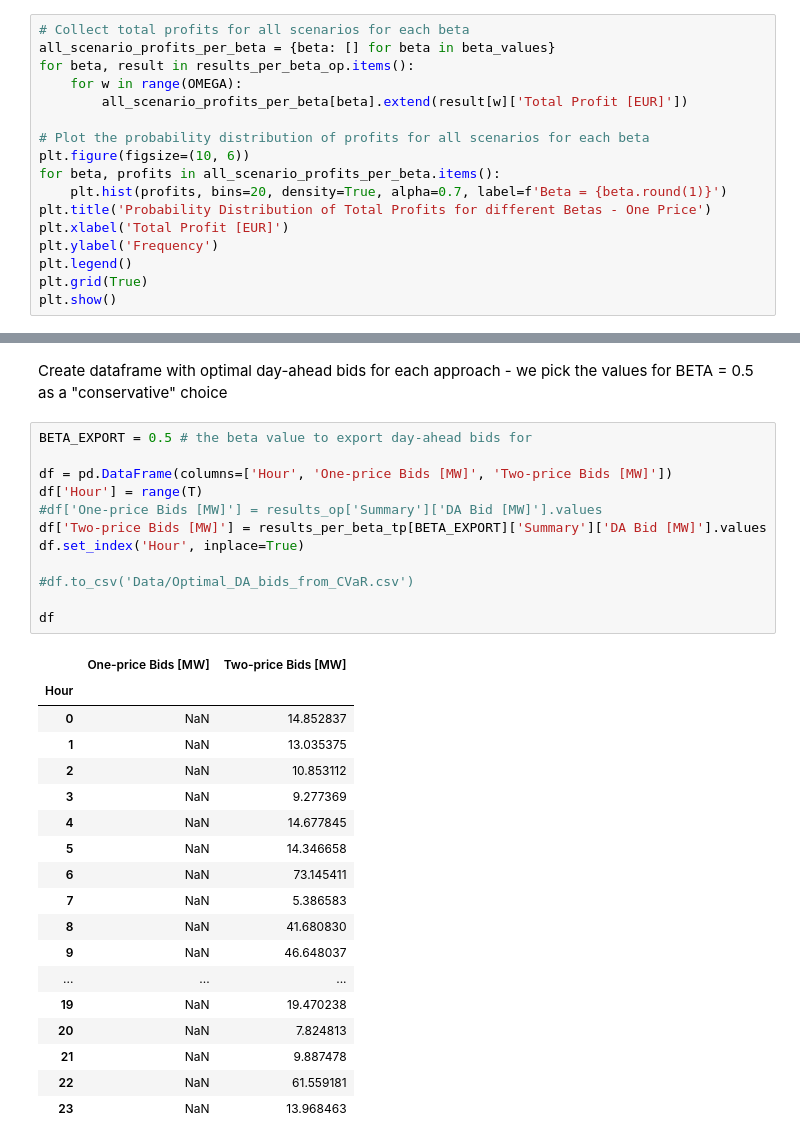
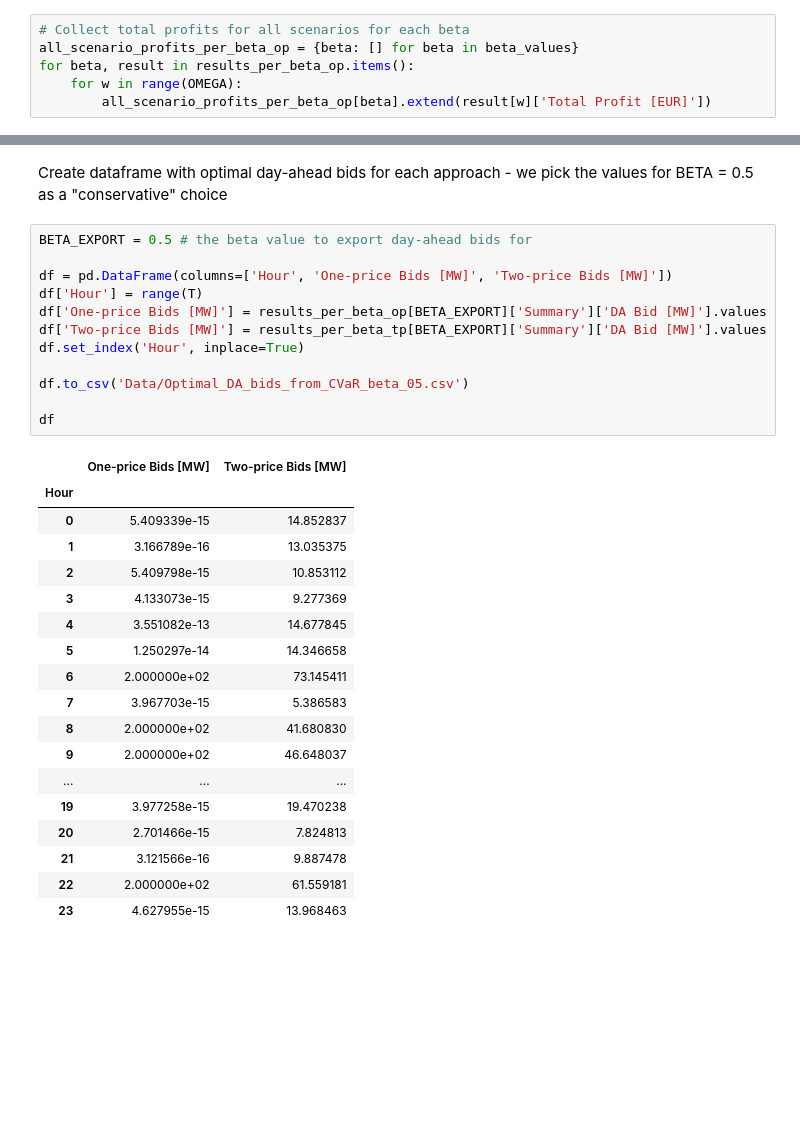
Before and after one commit to Hvid1999/46755, a Jupyter notebook: Assignment 2/task_1c_v2.ipynb, the cells around one changed output, grey strips where cells are left out. Drawn from its saved outputs; the diff is of its cells as text; blank space fills up the shorter version.

```diff
--- a/Assignment 2/task_1c_v2.ipynb
+++ b/Assignment 2/task_1c_v2.ipynb
@@ -236,18 +236,7 @@ results_per_beta_op[0.5]['Summary'].round(2)
 | 23 | 0.0 | 6099.42 | 75.30 | 54.41 | 0.62 | ... |
 # %%
 # Collect total profits for all scenarios for each beta
-all_scenario_profits_per_beta = {beta: [] for beta in beta_values}
+all_scenario_profits_per_beta_op = {beta: [] for beta in beta_values}
 for beta, result in results_per_beta_op.items():
     for w in range(OMEGA):
-        all_scenario_profits_per_beta[beta].extend(result[w]['Total Profit [EUR]'])
-
-# Plot the probability distribution of profits for all scenarios for each beta
-plt.figure(figsize=(10, 6))
-for beta, profits in all_scenario_profits_per_beta.items():
-    plt.hist(profits, bins=20, density=True, alpha=0.7, label=f'Beta = {beta.round(1)}')
-plt.title('Probability Distribution of Total Profits for different Betas - One Price')
-plt.xlabel('Total Profit [EUR]')
-plt.ylabel('Frequency')
-plt.legend()
-plt.grid(True)
-plt.show()
+        all_scenario_profits_per_beta_op[beta].extend(result[w]['Total Profit [EUR]'])
@@ -536,31 +594,31 @@ Create dataframe with optimal day-ahead bids for each approach - we pick the val
 # %%
 BETA_EXPORT = 0.5 # the beta value to export day-ahead bids for
 
 df = pd.DataFrame(columns=['Hour', 'One-price Bids [MW]', 'Two-price Bids [MW]'])
 df['Hour'] = range(T)
-#df['One-price Bids [MW]'] = results_op['Summary']['DA Bid [MW]'].values
+df['One-price Bids [MW]'] = results_per_beta_op[BETA_EXPORT]['Summary']['DA Bid [MW]'].values
 df['Two-price Bids [MW]'] = results_per_beta_tp[BETA_EXPORT]['Summary']['DA Bid [MW]'].values
 df.set_index('Hour', inplace=True)
 
-#df.to_csv('Data/Optimal_DA_bids_from_CVaR.csv')
+df.to_csv('Data/Optimal_DA_bids_from_CVaR_beta_05.csv')
 
 df
 # %% [output]
 |  | One-price Bids [MW] | Two-price Bids [MW] |
 | Hour |  |  |
-| 0 | NaN | 14.852837 |
-| 1 | NaN | 13.035375 |
-| 2 | NaN | 10.853112 |
-| 3 | NaN | 9.277369 |
-| 4 | NaN | 14.677845 |
-| 5 | NaN | 14.346658 |
-| 6 | NaN | 73.145411 |
-| 7 | NaN | 5.386583 |
-| 8 | NaN | 41.680830 |
-| 9 | NaN | 46.648037 |
+| 0 | 5.409339e-15 | 14.852837 |
+| 1 | 3.166789e-16 | 13.035375 |
+| 2 | 5.409798e-15 | 10.853112 |
+| 3 | 4.133073e-15 | 9.277369 |
+| 4 | 3.551082e-13 | 14.677845 |
+| 5 | 1.250297e-14 | 14.346658 |
+| 6 | 2.000000e+02 | 73.145411 |
+| 7 | 3.967703e-15 | 5.386583 |
+| 8 | 2.000000e+02 | 41.680830 |
+| 9 | 2.000000e+02 | 46.648037 |
 | ... | ... | ... |
-| 19 | NaN | 19.470238 |
-| 20 | NaN | 7.824813 |
-| 21 | NaN | 9.887478 |
-| 22 | NaN | 61.559181 |
-| 23 | NaN | 13.968463 |
+| 19 | 3.977258e-15 | 19.470238 |
+| 20 | 2.701466e-15 | 7.824813 |
+| 21 | 3.121566e-16 | 9.887478 |
+| 22 | 2.000000e+02 | 61.559181 |
+| 23 | 4.627955e-15 | 13.968463 |
```
Also changed, not shown: parts of 10 cells of this notebook, 2 other files.
